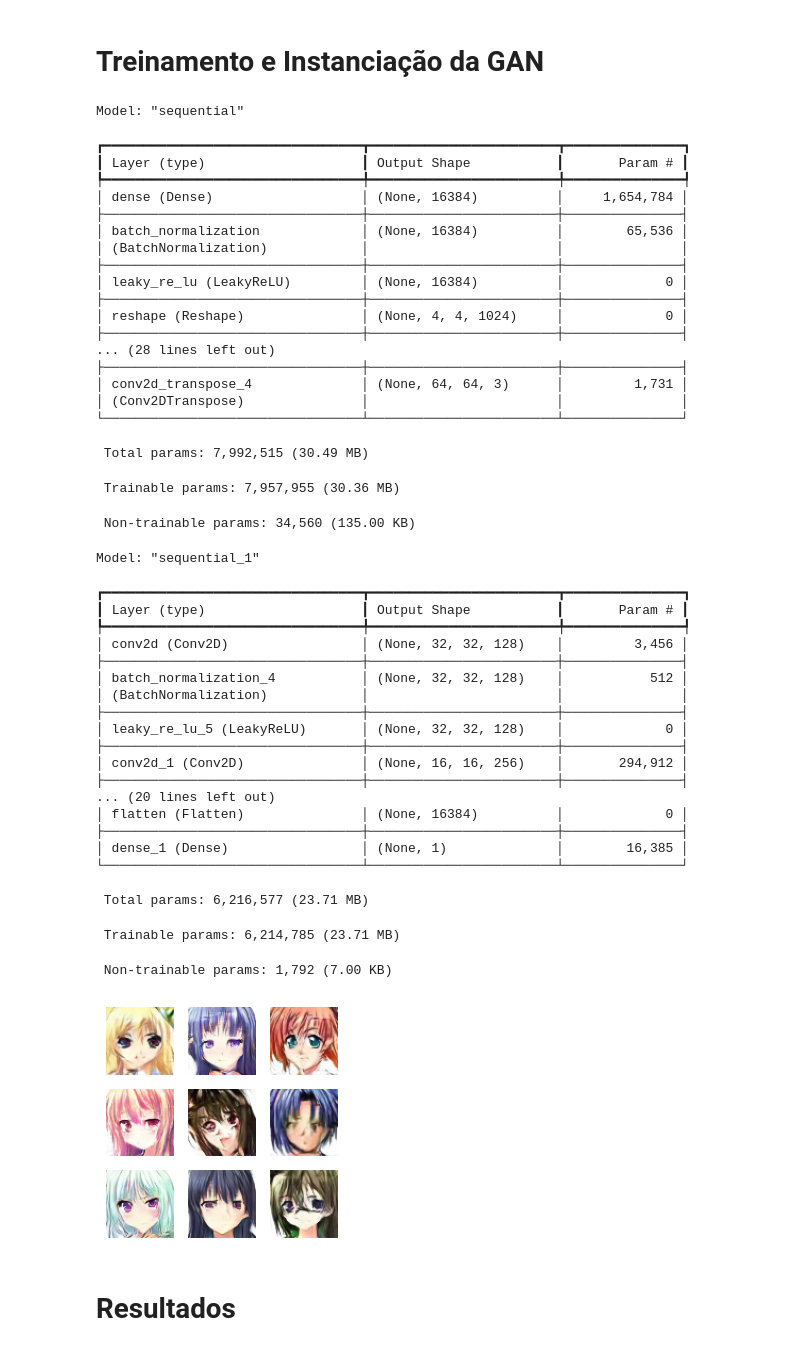
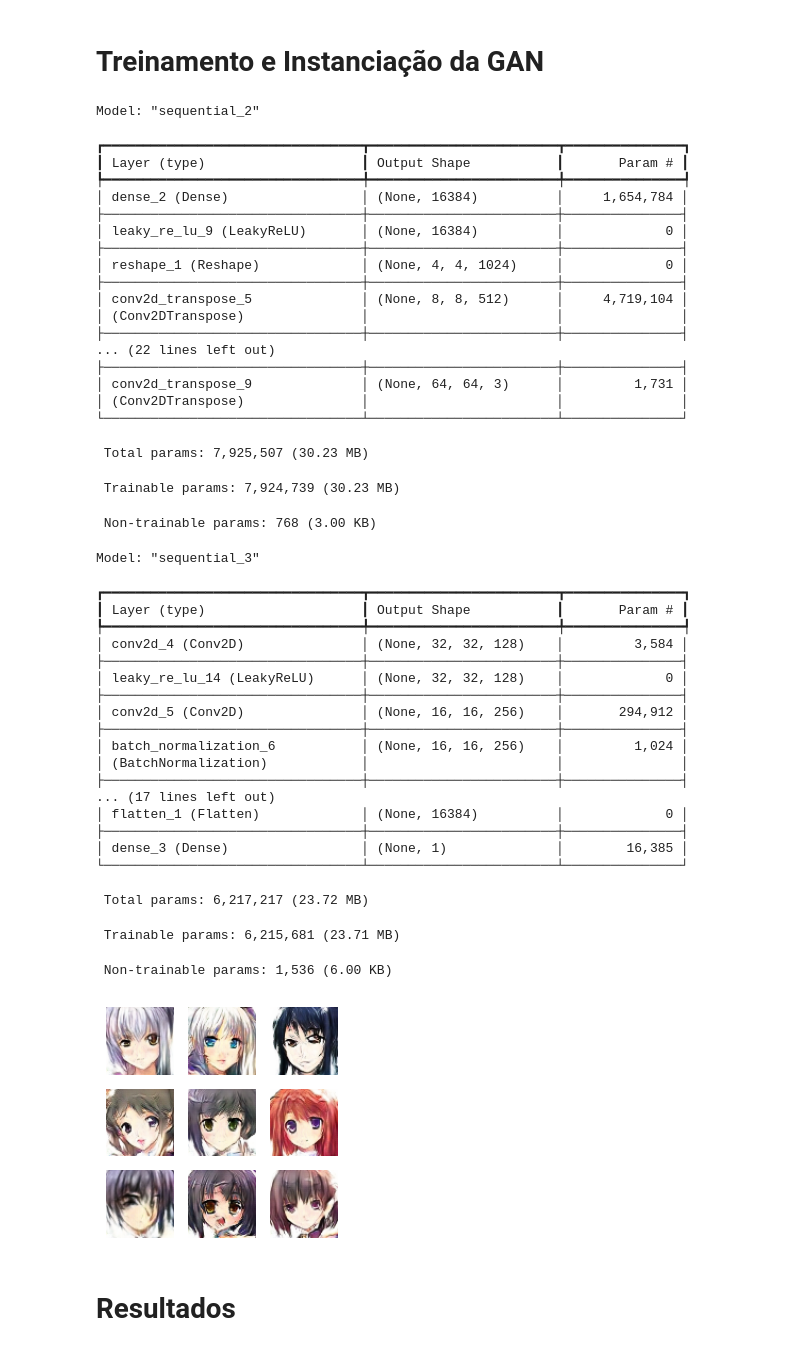
Before and after one commit to Folskyy/anime-face-generator, a Jupyter notebook: anime-face-gan.ipynb, the cells around one changed output. Saved outputs shown, nothing was run; the diff lists cells and outputs as text; code cells hidden in the pictures.

```diff
--- a/anime-face-gan.ipynb
+++ b/anime-face-gan.ipynb
@@ -63,52 +491,52 @@ from dcgan_model import GAN, build_generator, build_discriminator
 # %%
-gan = GAN(build_generator, build_discriminator, EPOCHS=100, NOISE_DIM=100, BATCH_SIZE=BATCH_SIZE, GEN_LR=0.0001, DISC_LR=0.0001)
+gan = GAN(build_generator, build_discriminator, EPOCHS=100, NOISE_DIM=100, BATCH_SIZE=BATCH_SIZE, GEN_LR=0.00015, DISC_LR=0.00015)
 # %% [output]
-Model: "sequential"
+Model: "sequential_2"
 ┏━━━━━━━━━━━━━━━━━━━━━━━━━━━━━━━━━┳━━━━━━━━━━━━━━━━━━━━━━━━┳━━━━━━━━━━━━━━━┓
 ┃ Layer (type)                    ┃ Output Shape           ┃       Param # ┃
 ┡━━━━━━━━━━━━━━━━━━━━━━━━━━━━━━━━━╇━━━━━━━━━━━━━━━━━━━━━━━━╇━━━━━━━━━━━━━━━┩
-│ dense (Dense)                   │ (None, 16384)          │     1,654,784 │
+│ dense_2 (Dense)                 │ (None, 16384)          │     1,654,784 │
 ├─────────────────────────────────┼────────────────────────┼───────────────┤
-│ batch_normalization             │ (None, 16384)          │        65,536 │
-│ (BatchNormalization)            │                        │               │
+│ leaky_re_lu_9 (LeakyReLU)       │ (None, 16384)          │             0 │
 ├─────────────────────────────────┼────────────────────────┼───────────────┤
-│ leaky_re_lu (LeakyReLU)         │ (None, 16384)          │             0 │
+│ reshape_1 (Reshape)             │ (None, 4, 4, 1024)     │             0 │
 ├─────────────────────────────────┼────────────────────────┼───────────────┤
-│ reshape (Reshape)               │ (None, 4, 4, 1024)     │             0 │
+│ conv2d_transpose_5              │ (None, 8, 8, 512)      │     4,719,104 │
+│ (Conv2DTranspose)               │                        │               │
 ├─────────────────────────────────┼────────────────────────┼───────────────┤
-... (28 lines left out)
+... (22 lines left out)
 ├─────────────────────────────────┼────────────────────────┼───────────────┤
-│ conv2d_transpose_4              │ (None, 64, 64, 3)      │         1,731 │
+│ conv2d_transpose_9              │ (None, 64, 64, 3)      │         1,731 │
 │ (Conv2DTranspose)               │                        │               │
 └─────────────────────────────────┴────────────────────────┴───────────────┘
- Total params: 7,992,515 (30.49 MB)
+ Total params: 7,925,507 (30.23 MB)
- Trainable params: 7,957,955 (30.36 MB)
+ Trainable params: 7,924,739 (30.23 MB)
- Non-trainable params: 34,560 (135.00 KB)
+ Non-trainable params: 768 (3.00 KB)
-Model: "sequential_1"
+Model: "sequential_3"
 ┏━━━━━━━━━━━━━━━━━━━━━━━━━━━━━━━━━┳━━━━━━━━━━━━━━━━━━━━━━━━┳━━━━━━━━━━━━━━━┓
 ┃ Layer (type)                    ┃ Output Shape           ┃       Param # ┃
 ┡━━━━━━━━━━━━━━━━━━━━━━━━━━━━━━━━━╇━━━━━━━━━━━━━━━━━━━━━━━━╇━━━━━━━━━━━━━━━┩
-│ conv2d (Conv2D)                 │ (None, 32, 32, 128)    │         3,456 │
+│ conv2d_4 (Conv2D)               │ (None, 32, 32, 128)    │         3,584 │
 ├─────────────────────────────────┼────────────────────────┼───────────────┤
-│ batch_normalization_4           │ (None, 32, 32, 128)    │           512 │
+│ leaky_re_lu_14 (LeakyReLU)      │ (None, 32, 32, 128)    │             0 │
+├─────────────────────────────────┼────────────────────────┼───────────────┤
+│ conv2d_5 (Conv2D)               │ (None, 16, 16, 256)    │       294,912 │
+├─────────────────────────────────┼────────────────────────┼───────────────┤
+│ batch_normalization_6           │ (None, 16, 16, 256)    │         1,024 │
 │ (BatchNormalization)            │                        │               │
 ├─────────────────────────────────┼────────────────────────┼───────────────┤
-│ leaky_re_lu_5 (LeakyReLU)       │ (None, 32, 32, 128)    │             0 │
+... (17 lines left out)
+│ flatten_1 (Flatten)             │ (None, 16384)          │             0 │
 ├─────────────────────────────────┼────────────────────────┼───────────────┤
-│ conv2d_1 (Conv2D)               │ (None, 16, 16, 256)    │       294,912 │
-├─────────────────────────────────┼────────────────────────┼───────────────┤
-... (20 lines left out)
-│ flatten (Flatten)               │ (None, 16384)          │             0 │
-├─────────────────────────────────┼────────────────────────┼───────────────┤
-│ dense_1 (Dense)                 │ (None, 1)              │        16,385 │
+│ dense_3 (Dense)                 │ (None, 1)              │        16,385 │
 └─────────────────────────────────┴────────────────────────┴───────────────┘
- Total params: 6,216,577 (23.71 MB)
+ Total params: 6,217,217 (23.72 MB)
- Trainable params: 6,214,785 (23.71 MB)
+ Trainable params: 6,215,681 (23.71 MB)
- Non-trainable params: 1,792 (7.00 KB)
+ Non-trainable params: 1,536 (6.00 KB)
 # %%
-gan.train(dataset, epochs=100, epoch_to_adjust_lr=5, epochs_checkpoint=10, epochs_to_extra_step=2)
+gan.train(dataset, epochs=100, epoch_to_adjust_lr=100, epochs_checkpoint=10, epochs_to_extra_step=2)
 # %% [output]
-[figure, old version]
+[figure, new version]
 # %% [markdown]
 # Resultados
 # %% [markdown]
```
Also changed, not shown: parts of 15 cells of this notebook.
